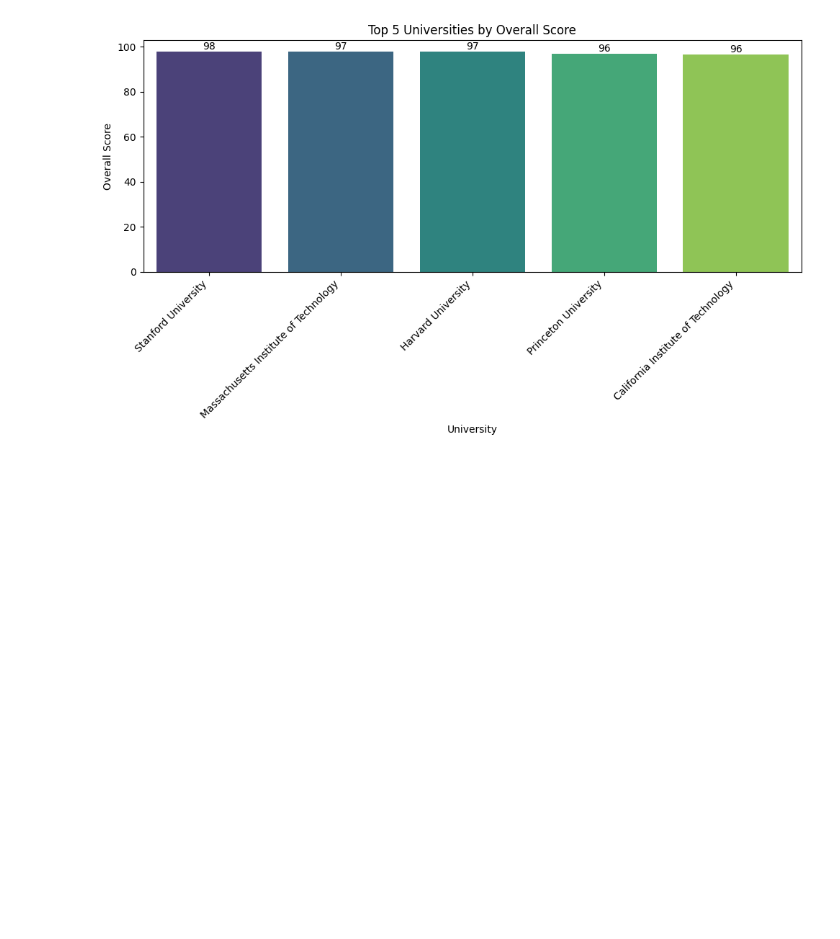
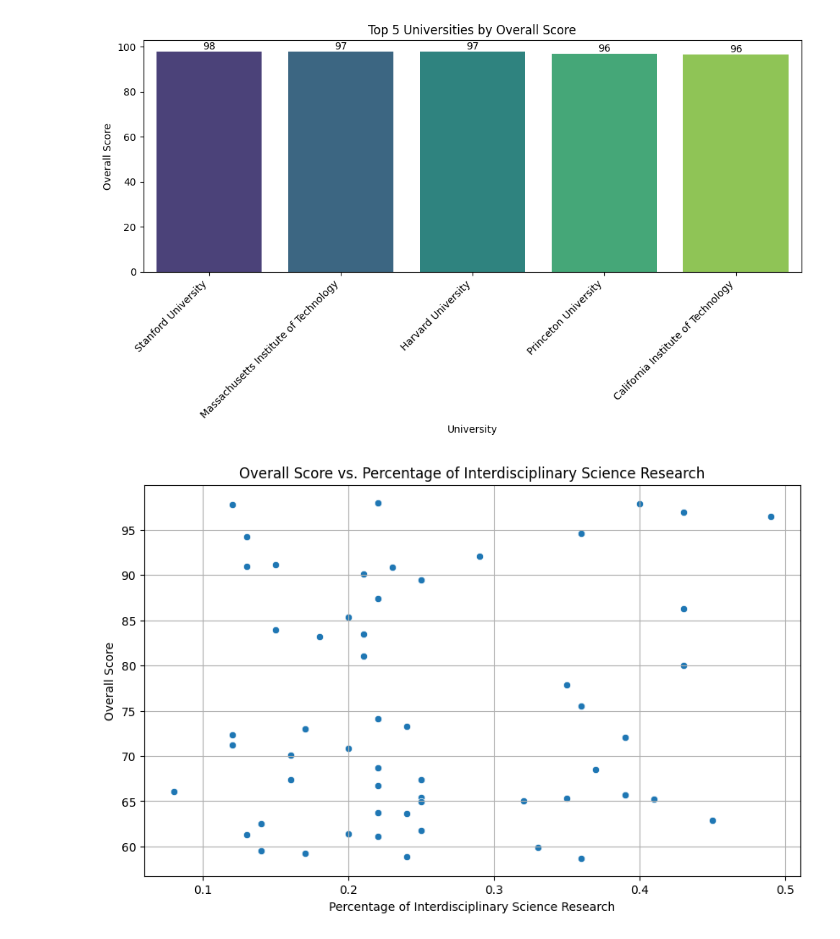
Before and after one commit to NizamIfar/589Project, a Jupyter notebook: Coding Files/Times EDA.ipynb, the cells around one changed output. Drawn from its saved outputs; the diff is of its cells as text; code cells hidden in the pictures; blank space fills up the shorter version.

```diff
--- a/Coding Files/Times EDA.ipynb
+++ b/Coding Files/Times EDA.ipynb
@@ -133,3 +98,17 @@ plt.tight_layout()
 plt.show()
 # %% [output]
 [figure]
+# %%
+# Preparing the data: converting the percentage of interdisciplinary science research to numeric values
+times_ranking_data['% Interdiscip. Science Research'] = times_ranking_data['% Interdiscip. Science Research'].str.replace('%', '').astype(float) / 100
+
+# Plotting the relationship between the percentage of interdisciplinary science research and the overall score
+plt.figure(figsize=(10, 6))
+sns.scatterplot(x='% Interdiscip. Science Research', y='Overall Score', data=times_ranking_data)
+plt.title('Overall Score vs. Percentage of Interdisciplinary Science Research')
+plt.xlabel('Percentage of Interdisciplinary Science Research')
+plt.ylabel('Overall Score')
+plt.grid(True)
+plt.show()
+# %% [output]
+[figure, added]
```
Also changed, not shown: parts of 7 cells of this notebook, 1 other file.
